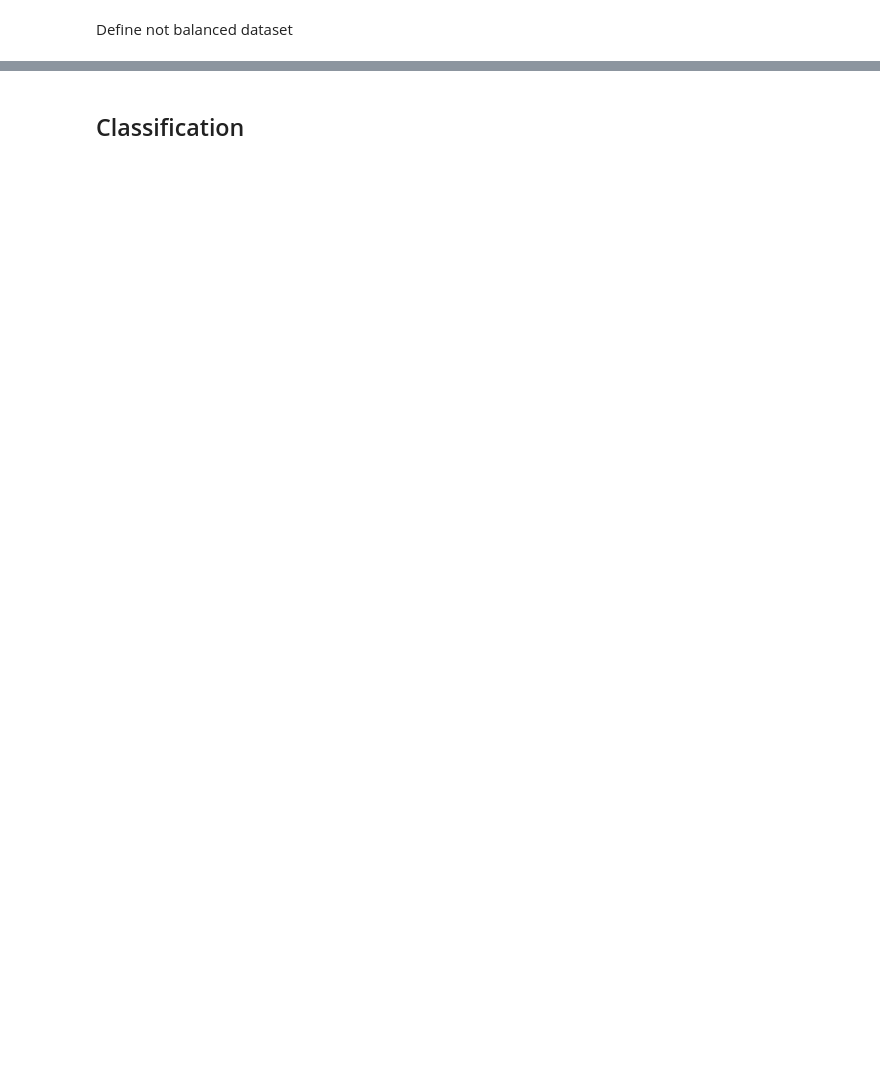
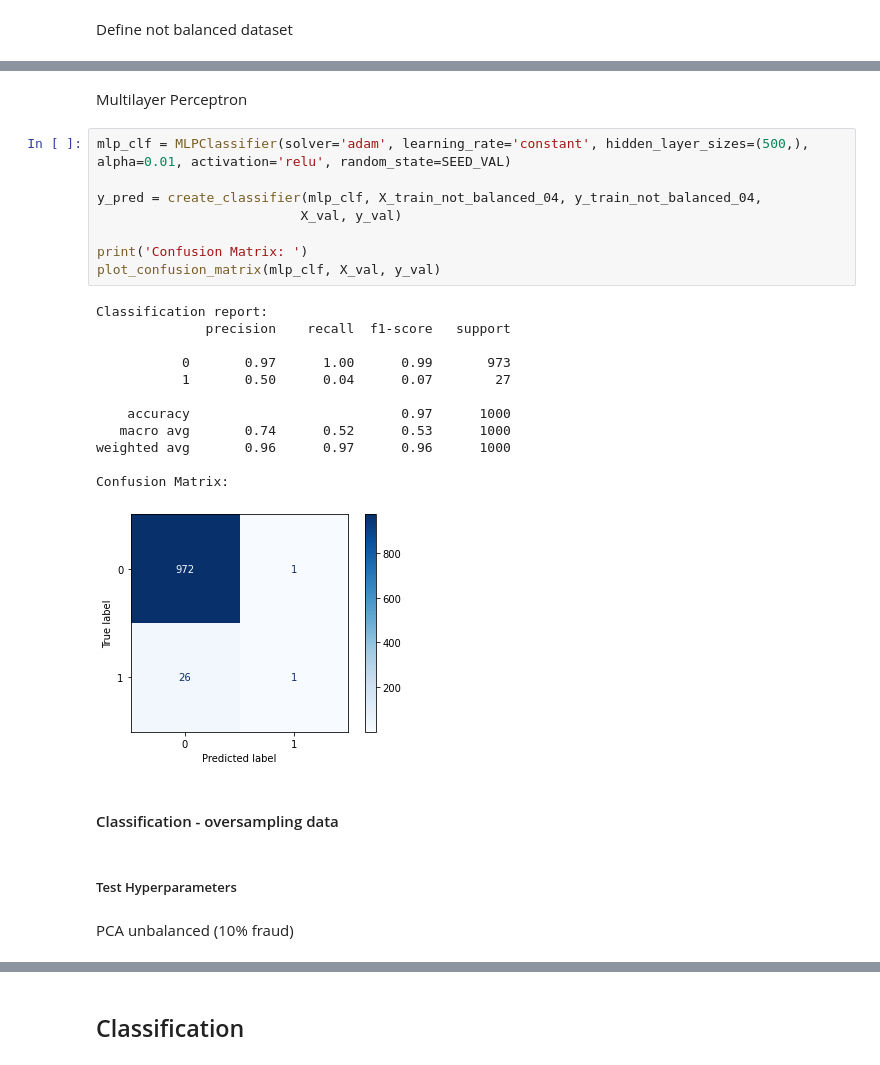
Before and after one commit to mayarachew/IEEE-CIS-Fraud-Detection, a Jupyter notebook: src/classifications.ipynb, the cells around one changed output, grey strips where cells are left out. Cells and saved outputs as stored; diff of their text form; blank space fills up the shorter version.

```diff
--- a/src/classifications.ipynb
+++ b/src/classifications.ipynb
@@ -184,0 +350,29 @@ X_test.shape (2446, 2263)
+# %% [markdown]
+Multilayer Perceptron
+# %%
+mlp_clf = MLPClassifier(solver='adam', learning_rate='constant', hidden_layer_sizes=(500,), alpha=0.01, activation='relu', random_state=SEED_VAL)
+
+y_pred = create_classifier(mlp_clf, X_train_not_balanced_04, y_train_not_balanced_04,
+                          X_val, y_val)
+
+print('Confusion Matrix: ')
+plot_confusion_matrix(mlp_clf, X_val, y_val)
+# %% [output]
+Classification report:
+              precision    recall  f1-score   support
+
+           0       0.97      1.00      0.99       973
+           1       0.50      0.04      0.07        27
+
+    accuracy                           0.97      1000
+   macro avg       0.74      0.52      0.53      1000
+weighted avg       0.96      0.97      0.96      1000
+
+Confusion Matrix:
+[figure, added]
+# %% [markdown]
+#### Classification - oversampling data
+# %% [markdown]
+##### Test Hyperparameters
+# %% [markdown]
+PCA unbalanced (10% fraud)
```
Also changed, not shown: parts of 244 cells of this notebook, 3 other files.
